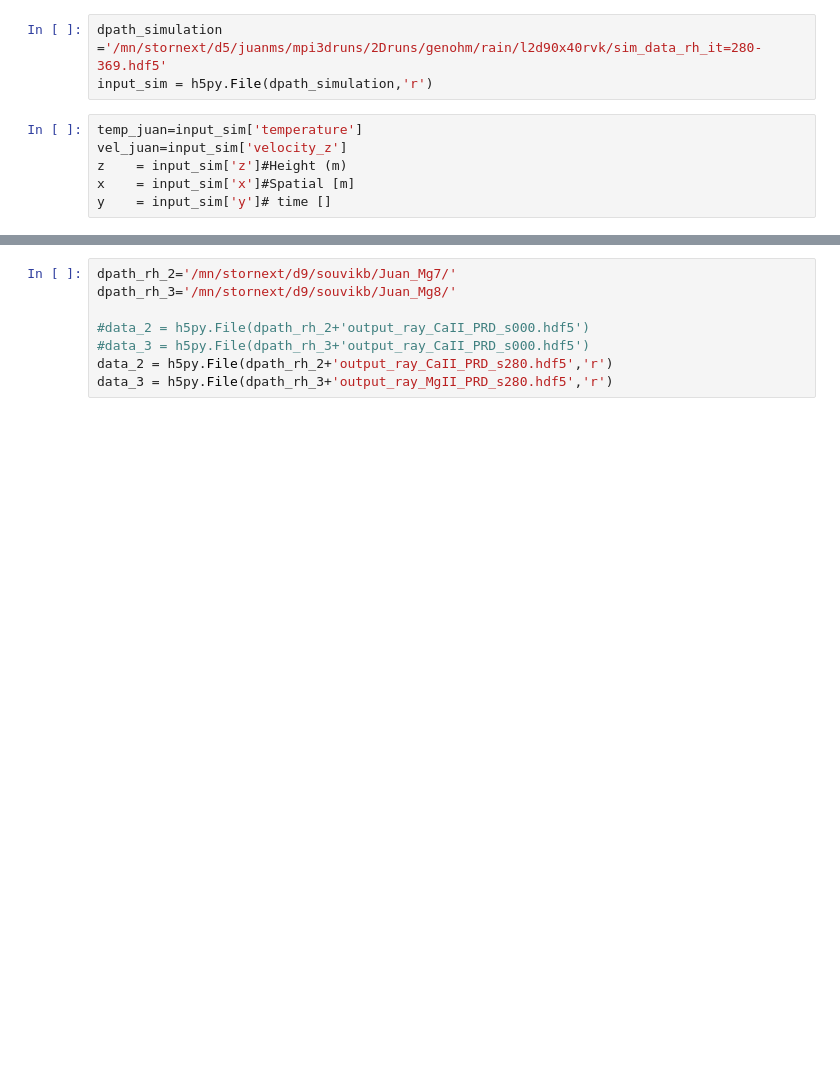
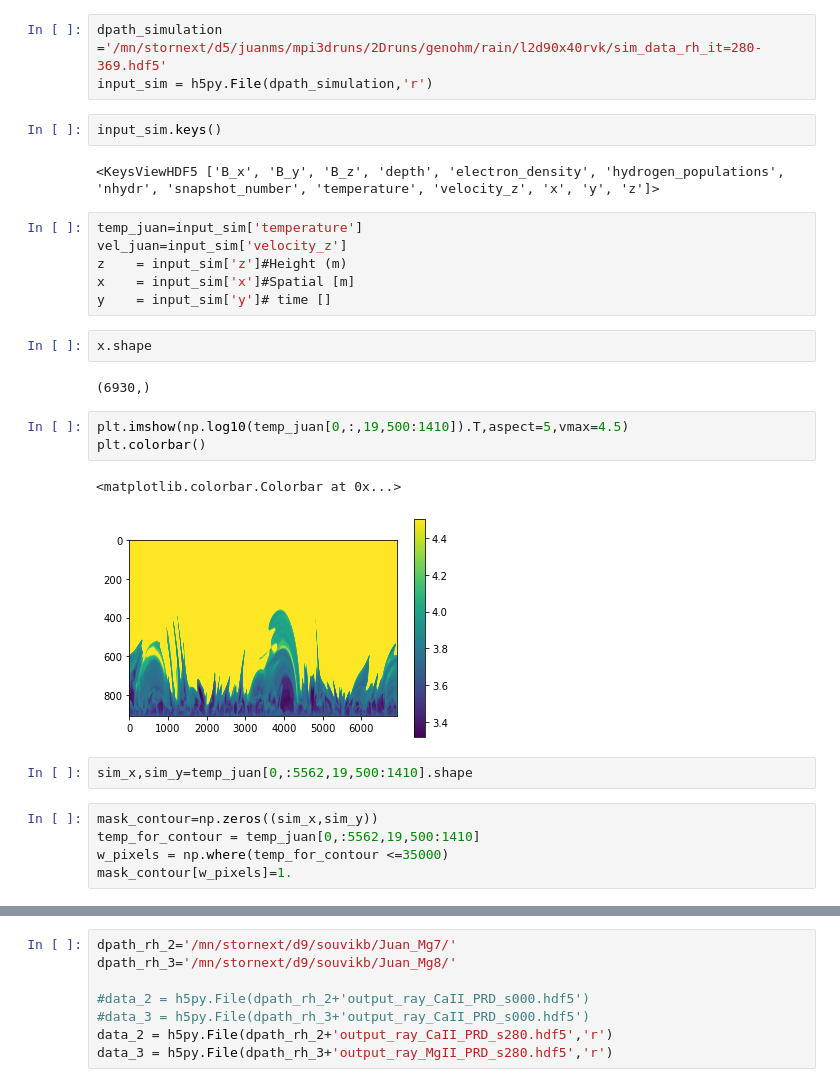
Before and after one commit to souvikita/Bifrost-simulation-analysis, a Jupyter notebook: Cont_function.ipynb, the cells around one changed output, grey strips where cells are left out. Saved outputs shown, nothing was run; the diff lists cells and outputs as text; blank space fills up the shorter version.

Commit message:
With the context simulation figure

```diff
--- a/Cont_function.ipynb
+++ b/Cont_function.ipynb
@@ -27,9 +29,30 @@ def radiation_temperature(lambda_ref, I_sp):
 # %%
 dpath_simulation ='/mn/stornext/d5/juanms/mpi3druns/2Druns/genohm/rain/l2d90x40rvk/sim_data_rh_it=280-369.hdf5'
 input_sim = h5py.File(dpath_simulation,'r')
+# %%
+input_sim.keys()
+# %% [output]
+<KeysViewHDF5 ['B_x', 'B_y', 'B_z', 'depth', 'electron_density', 'hydrogen_populations', 'nhydr', 'snapshot_number', 'temperature', 'velocity_z', 'x', 'y', 'z']>
 # %%
 temp_juan=input_sim['temperature']
 vel_juan=input_sim['velocity_z']
 z    = input_sim['z']#Height (m)
 x    = input_sim['x']#Spatial [m]
 y    = input_sim['y']# time []
+# %%
+x.shape
+# %% [output]
+(6930,)
+# %%
+plt.imshow(np.log10(temp_juan[0,:,19,500:1410]).T,aspect=5,vmax=4.5)
+plt.colorbar()
+# %% [output]
+<matplotlib.colorbar.Colorbar at 0x...>
+[figure, added]
+# %%
+sim_x,sim_y=temp_juan[0,:5562,19,500:1410].shape
+# %%
+mask_contour=np.zeros((sim_x,sim_y))
+temp_for_contour = temp_juan[0,:5562,19,500:1410]
+w_pixels = np.where(temp_for_contour <=35000)
+mask_contour[w_pixels]=1.
```
Also changed, not shown: parts of 8 cells of this notebook.
